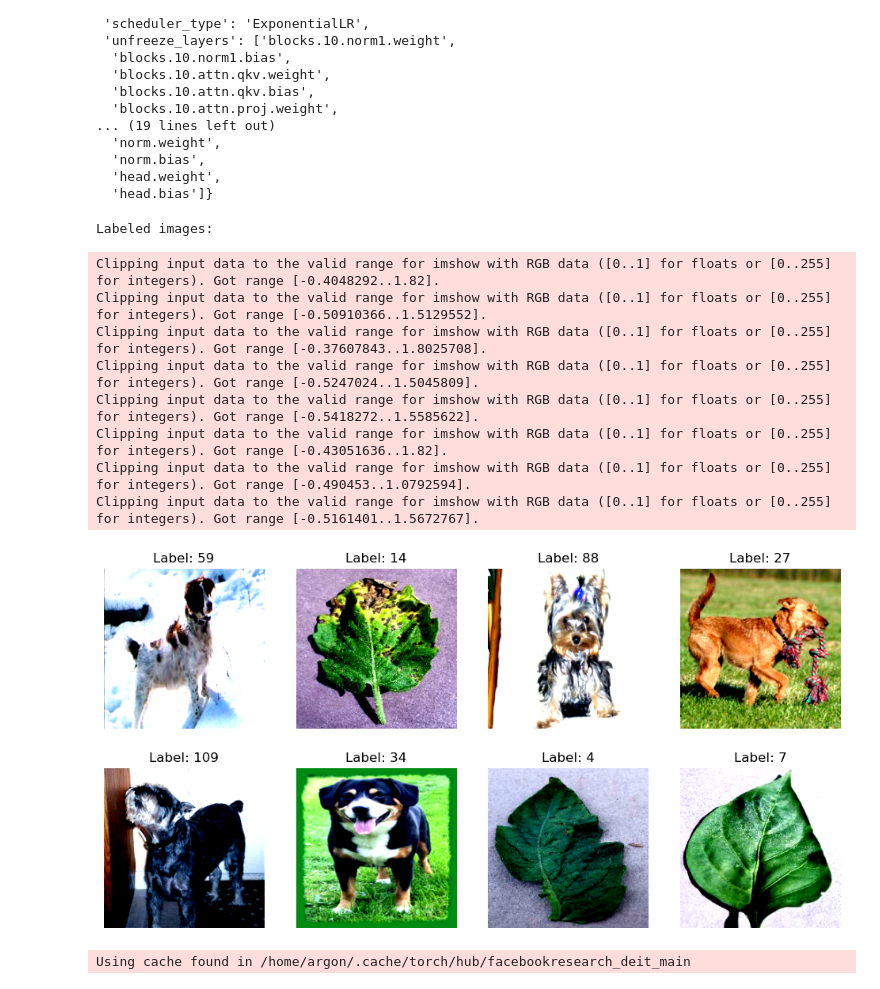
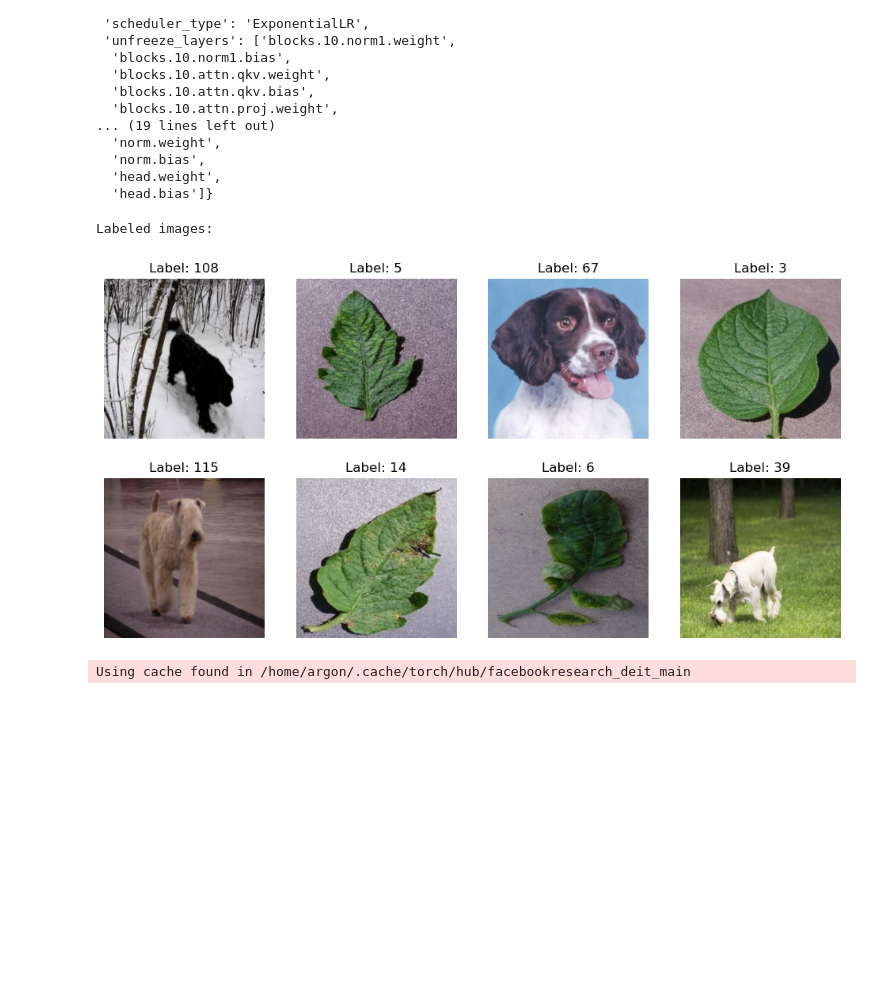
Before and after one commit to mitquach/CSE244A-Final-Project, a Jupyter notebook: FinalProject.ipynb, the cells around one changed output. Cells and saved outputs as stored; diff of their text form; code cells hidden in the pictures; blank space fills up the shorter version.

```diff
--- a/FinalProject.ipynb
+++ b/FinalProject.ipynb
@@ -255,44 +255,37 @@ def show_labeled_batch(data_loader):
     for idx in range(min(8, len(images))):
         plt.subplot(2, 4, idx + 1)
         img = images[idx].permute(1, 2, 0) # Convert from Tensor format
-        img = img/2 + 0.5 # This roughly un-normalizes them back to a valid range for imshow - Daniel
+        # https://stackoverflow.com/questions/65676151/how-does-torchvision-transforms-normalize-operate
+        img = (img * torch.as_tensor(IMAGENET_DEFAULT_STD)) + torch.as_tensor(IMAGENET_DEFAULT_MEAN)
         plt.imshow(img)
         plt.title(f'Label: {labels[idx].item()}')
         plt.axis('off')
     plt.show()
 
 # Function to display a batch of unlabeled images
 def show_unlabeled_batch(data_loader):
     images = next(iter(data_loader))
     plt.figure(figsize=(12, 6))
     for idx in range(min(8, len(images))):
         plt.subplot(2, 4, idx + 1)
         img = images[idx].permute(1, 2, 0) # Convert from Tensor format
-        img = img/2 + 0.5 # This roughly un-normalizes them back to a valid range for imshow - Daniel
+        img = (img * torch.as_tensor(IMAGENET_DEFAULT_STD)) + torch.as_tensor(IMAGENET_DEFAULT_MEAN)
         plt.imshow(img)
         plt.title("Unlabeled Image")
         plt.axis('off')
     plt.show()
 
 # Display a batch of labeled images
 print("Labeled images:")
 show_labeled_batch(labeled_train_data)
 pass
 
 # # Display a batch of unlabeled images
 # print("Unlabeled images:")
 # show_unlabeled_batch(unlabeled_loader)
 # %% [output]
 Labeled images:
-Clipping input data to the valid range for imshow with RGB data ([0..1] for floats or [0..255] for integers). Got range [-0.4048292..1.82].
-Clipping input data to the valid range for imshow with RGB data ([0..1] for floats or [0..255] for integers). Got range [-0.50910366..1.5129552].
-Clipping input data to the valid range for imshow with RGB data ([0..1] for floats or [0..255] for integers). Got range [-0.37607843..1.8025708].
-Clipping input data to the valid range for imshow with RGB data ([0..1] for floats or [0..255] for integers). Got range [-0.5247024..1.5045809].
-Clipping input data to the valid range for imshow with RGB data ([0..1] for floats or [0..255] for integers). Got range [-0.5418272..1.5585622].
-Clipping input data to the valid range for imshow with RGB data ([0..1] for floats or [0..255] for integers). Got range [-0.43051636..1.82].
-Clipping input data to the valid range for imshow with RGB data ([0..1] for floats or [0..255] for integers). Got range [-0.490453..1.0792594].
-Clipping input data to the valid range for imshow with RGB data ([0..1] for floats or [0..255] for integers). Got range [-0.5161401..1.5672767].
-[figure, old version]
+[figure, new version]
 # %%
 # https://pytorch.org/tutorials/beginner/vt_tutorial.html
 model = torch.hub.load('facebookresearch/deit:main', 'deit_base_patch16_224', pretrained=True)
```
